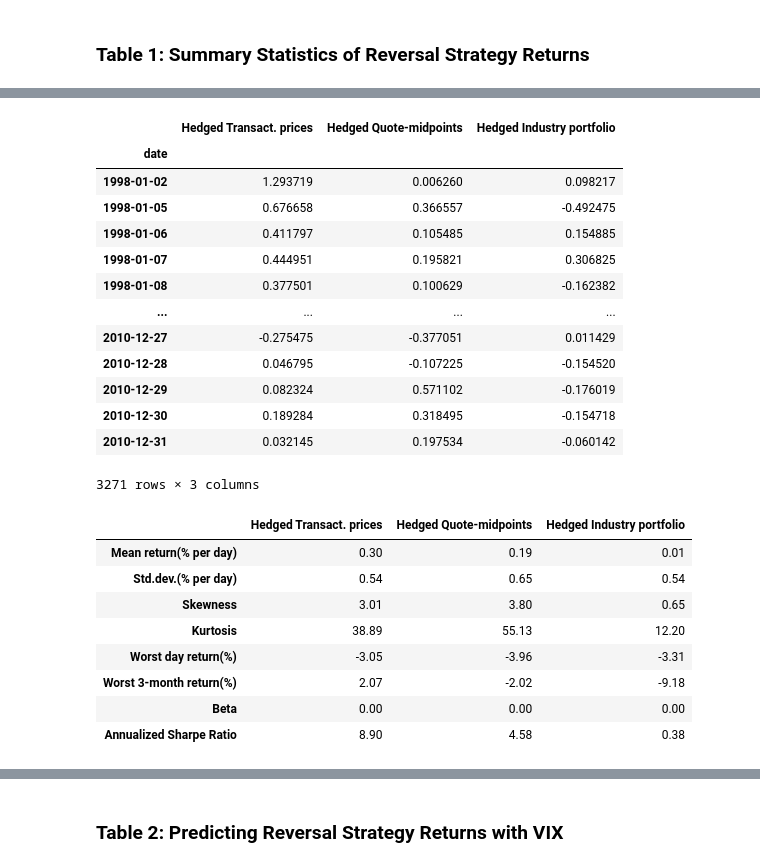
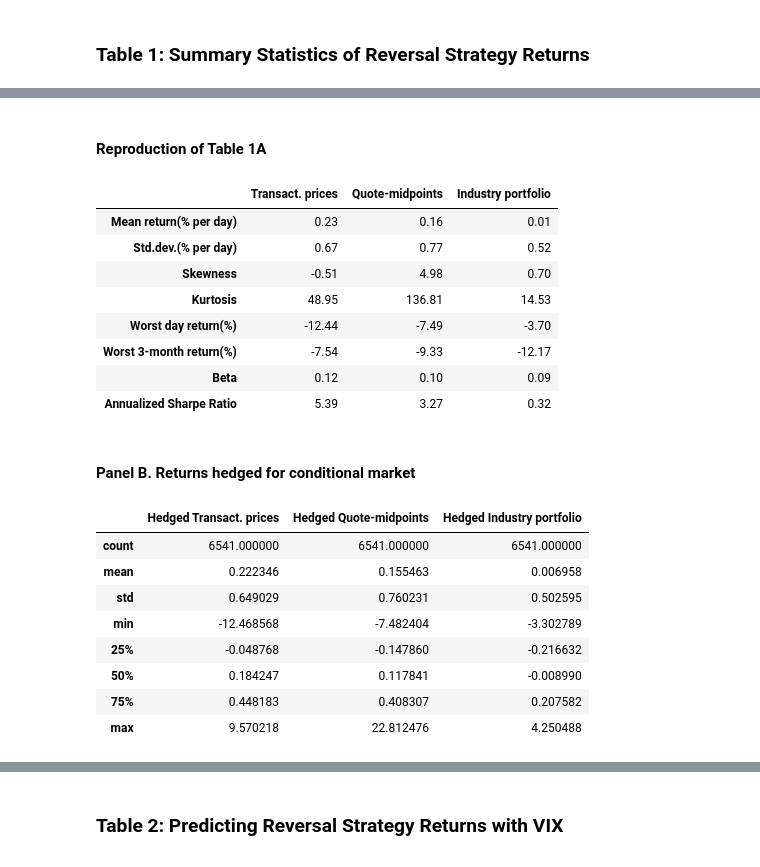
Before and after one commit to Waylon1026/Final-Project-Evaporating-Liquidity, a Jupyter notebook: src/notebook.ipynb, the cells around one changed output, grey strips where cells are left out. Saved outputs shown, nothing was run; the diff lists cells and outputs as text; code cells hidden in the pictures.

```diff
--- a/src/notebook.ipynb
+++ b/src/notebook.ipynb
@@ -263,0 +398,3 @@ We replicate tables with data with time period from January 1998 to December 201
+# %%
+reversal_ret = calc_reversal_strategy.load_reversal_return()
+reversal_ret.columns = ['trade', 'quote', 'industry']
@@ -276,5 +499,5 @@ Reversal strategy returns are calculated both with transaction-price returns, qu
 # %%
-ret_raw = calc_reversal_strategy.load_reversal_return(data_dir=DATA_DIR)
-ret_raw
+ret_raw_new = calc_reversal_strategy.load_reversal_return(data_dir=DATA_DIR, reproduce=True)
+ret_raw_new.describe()
 # %% [output]
 |  | Transact. prices | Quote-midpoints | Industry portfolio |
@@ -310,32 +516,30 @@ df_stat_A
+# %% [markdown]
+#### Reproduction of Table 1A
+# %%
+df_stat_A_new = calc_reversal_strategy.summary_stats(ret_raw_new, reproduce=True)
+df_stat_A_new
+# %% [output]
+|  | Transact. prices | Quote-midpoints | Industry portfolio |
+| Mean return(% per day) | 0.23 | 0.16 | 0.01 |
+| Std.dev.(% per day) | 0.67 | 0.77 | 0.52 |
+| Skewness | -0.51 | 4.98 | 0.70 |
+| Kurtosis | 48.95 | 136.81 | 14.53 |
+| Worst day return(%) | -12.44 | -7.49 | -3.70 |
+| Worst 3-month return(%) | -7.54 | -9.33 | -12.17 |
+| Beta | 0.12 | 0.10 | 0.09 |
+| Annualized Sharpe Ratio | 5.39 | 3.27 | 0.32 |
+# %% [markdown]
+#### Panel B. Returns hedged for conditional market
 # %%
-ret_hedged = calc_reversal_strategy.load_reversal_return(data_dir=DATA_DIR, hedged=True)
-ret_hedged
+ret_hedged_new = calc_reversal_strategy.load_reversal_return(data_dir=DATA_DIR, hedged=True, reproduce=True)
+ret_hedged_new.describe()
 # %% [output]
 |  | Hedged Transact. prices | Hedged Quote-midpoints | Hedged Industry portfolio |
-| date |  |  |  |
-| 1998-01-02 | 1.293719 | 0.006260 | 0.098217 |
-| 1998-01-05 | 0.676658 | 0.366557 | -0.492475 |
-| 1998-01-06 | 0.411797 | 0.105485 | 0.154885 |
-| 1998-01-07 | 0.444951 | 0.195821 | 0.306825 |
-| 1998-01-08 | 0.377501 | 0.100629 | -0.162382 |
-| ... | ... | ... | ... |
-| 2010-12-27 | -0.275475 | -0.377051 | 0.011429 |
-| 2010-12-28 | 0.046795 | -0.107225 | -0.154520 |
-| 2010-12-29 | 0.082324 | 0.571102 | -0.176019 |
-| 2010-12-30 | 0.189284 | 0.318495 | -0.154718 |
-| 2010-12-31 | 0.032145 | 0.197534 | -0.060142 |
+| count | 6541.000000 | 6541.000000 | 6541.000000 |
+| mean | 0.222346 | 0.155463 | 0.006958 |
+| std | 0.649029 | 0.760231 | 0.502595 |
+| min | -12.468568 | -7.482404 | -3.302789 |
+| 25% | -0.048768 | -0.147860 | -0.216632 |
+| 50% | 0.184247 | 0.117841 | -0.008990 |
+| 75% | 0.448183 | 0.408307 | 0.207582 |
+| max | 9.570218 | 22.812476 | 4.250488 |
-3271 rows × 3 columns
-# %%
-df_stat_B = calc_reversal_strategy.summary_stats(ret_hedged)
-df_stat_B = df_stat_B.style.format('{:.2f}',na_rep='')
-df_stat_B
-# %% [output]
-|  | Hedged Transact. prices | Hedged Quote-midpoints | Hedged Industry portfolio |
-| Mean return(% per day) | 0.30 | 0.19 | 0.01 |
-| Std.dev.(% per day) | 0.54 | 0.65 | 0.54 |
-| Skewness | 3.01 | 3.80 | 0.65 |
-| Kurtosis | 38.89 | 55.13 | 12.20 |
-| Worst day return(%) | -3.05 | -3.96 | -3.31 |
-| Worst 3-month return(%) | 2.07 | -2.02 | -9.18 |
-| Beta | 0.00 | 0.00 | 0.00 |
-| Annualized Sharpe Ratio | 8.90 | 4.58 | 0.38 |
```
Also changed, not shown: parts of 70 cells of this notebook, 5 other files.
